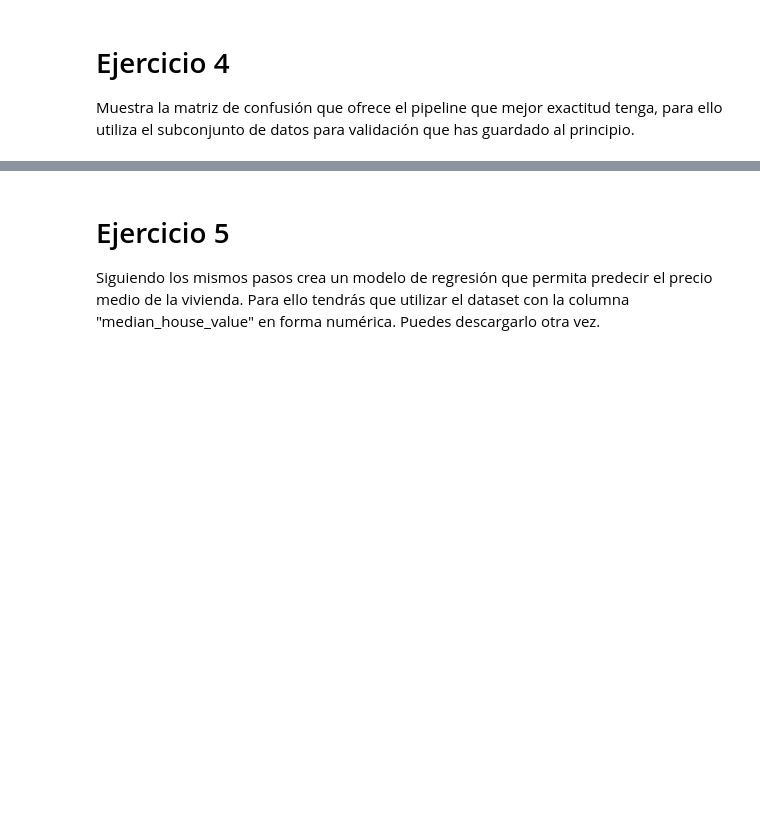
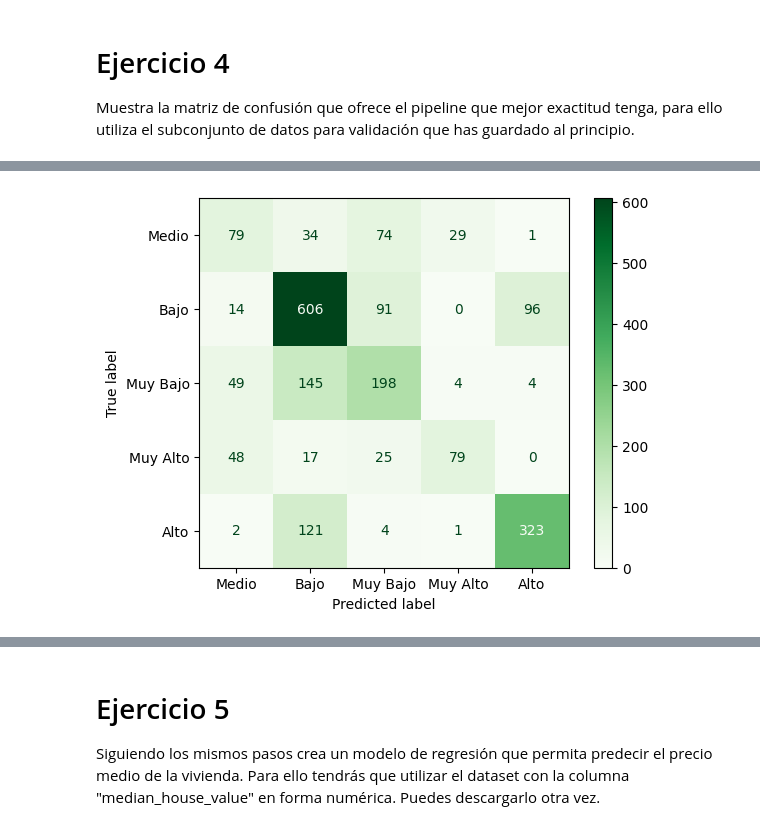
Before and after one commit to ftp-andrei/WorkSpace_VSCode_IABD, a Jupyter notebook: ProgramacionIA/Prácticas/Tema4_ManipulacionDatos/4-1.Pipelines/ArbolDeDecision_ejercicio_alumnos.ipynb, the cells around one changed output, grey strips where cells are left out. Saved outputs shown, nothing was run; the diff lists cells and outputs as text; code cells hidden in the pictures; blank space fills up the shorter version.

```diff
--- a/ProgramacionIA/Prácticas/Tema4_ManipulacionDatos/4-1.Pipelines/ArbolDeDecision_ejercicio_alumnos.ipynb
+++ b/ProgramacionIA/Prácticas/Tema4_ManipulacionDatos/4-1.Pipelines/ArbolDeDecision_ejercicio_alumnos.ipynb
@@ -15,7 +78,31 @@ Divide el dataset para guardar un 10% a validación
 # %% [markdown]
 # Ejercicio 1
  Implementa los transformadores que consideres para realizar el preprocesamiento de los datos.
+# %%
+from sklearn.base import BaseEstimator, TransformerMixin
+class Transformador1(BaseEstimator, TransformerMixin):
+    def fit(self, X, y=None):
+        self.numeric_columns = list(X.dtypes[X.dtypes != 'object'].index)
+        return self
+
+    def transform(self, X):
+        return X[self.numeric_columns]
 # %% [markdown]
 # Ejercicio 2
 
 Crea el pipeline necesario para realizar el preprocesamiento de los datos y el entrenamiento del modelo utilizando arboles de decisión.
+# %%
+from sklearn.datasets import load_iris
+from sklearn.tree import DecisionTreeClassifier
+from sklearn.pipeline import Pipeline
+from sklearn.preprocessing import StandardScaler
+from sklearn.neighbors import KNeighborsClassifier
+
+pipeline_with_transformer = Pipeline([
+    ('transformador1', Transformador1()),
+    ('scaler', StandardScaler()),
+    #('decisiontree', DecisionTreeClassifier(max_depth=3, random_state=42))
+    ('knn', KNeighborsClassifier(n_neighbors=5,weights='uniform',algorithm='auto'))
+])
+
+pipeline_with_transformer.fit(X_train, y_train)
@@ -37,0 +323,23 @@ Muestra la matriz de confusión que ofrece el pipeline que mejor exactitud tenga
+# %%
+import numpy as np
+import matplotlib.pyplot as plt
+
+from sklearn import svm, datasets
+from sklearn.model_selection import train_test_split
+from sklearn.metrics import ConfusionMatrixDisplay
+
+
+#classifier = DecisionTreeClassifier(max_depth=8, random_state=42).fit(X_train, y_train)
+class_names = y_test.unique()
+disp = ConfusionMatrixDisplay.from_estimator(
+      pipeline_with_transformer,
+      X_test,
+      y_test,
+      display_labels=class_names,
+      cmap=plt.cm.Greens
+)
+
+
+plt.show()
+# %% [output]
+[figure, added]
```
Also changed, not shown: parts of 16 cells of this notebook, 7 other files.
